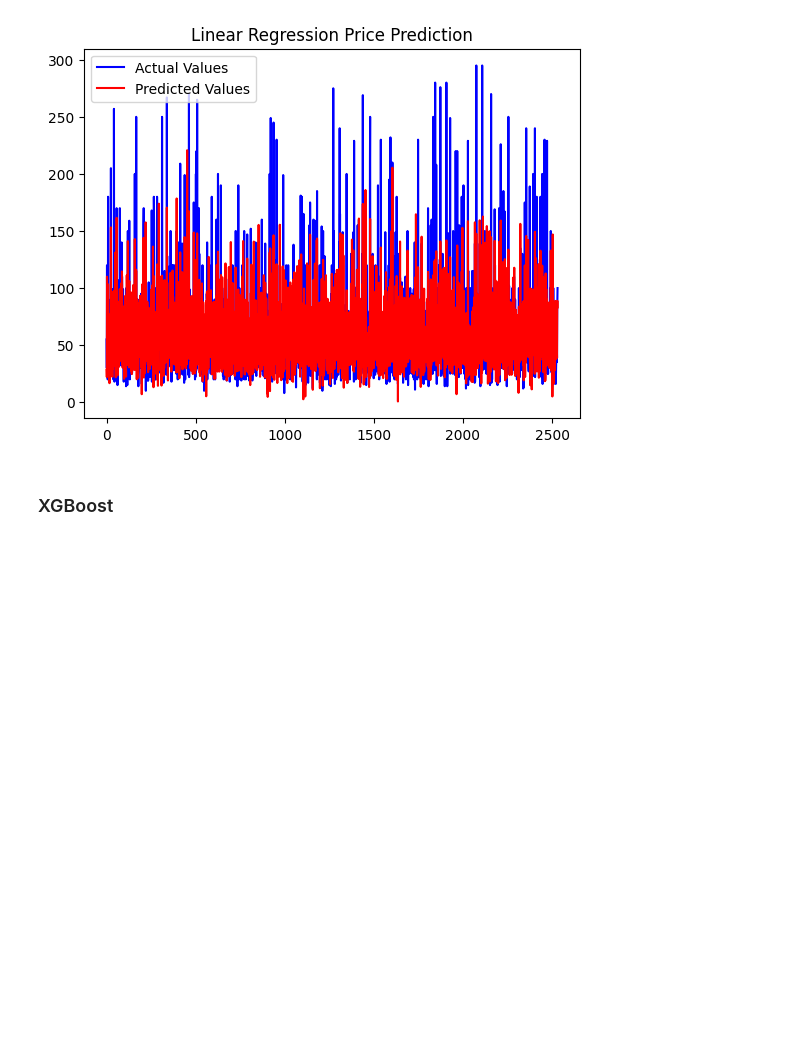
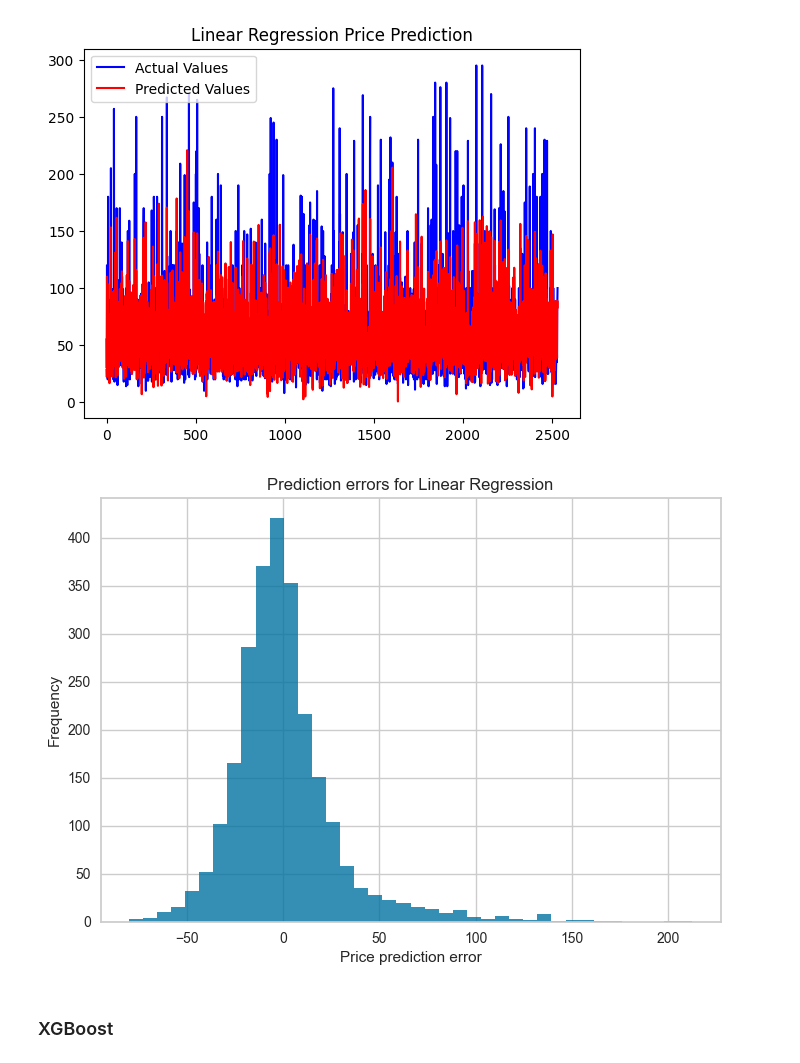
Before and after one commit to PierreKLN/ML---AirBnbBerlin, a Jupyter notebook: submission/Models_ML.ipynb, the cells around one changed output. Cells and saved outputs as stored; diff of their text form; code cells hidden in the pictures; blank space fills up the shorter version.

```diff
--- a/submission/Models_ML.ipynb
+++ b/submission/Models_ML.ipynb
@@ -110,11 +99,14 @@ plotGraph(y_test, y_pred_lr, "Linear Regression Price Prediction")
 # %% [output]
 [figure]
 # %%
-diff = y_test - y_pred_lr
-diff.hist(bins = 40)
-plt.title('Histogram of prediction errors')
-plt.xlabel('MPG prediction error')
+diff_lr = y_test - y_pred_lr
+plt.hist(diff_lr, alpha=0.8, bins = 40)
+plt.title('Prediction errors for Linear Regression')
+plt.xlabel('Price prediction error')
 plt.ylabel('Frequency')
+plt.show()
+# %% [output]
+[figure, added]
 # %% [markdown]
 ### XGBoost
 # %% [markdown]
```
Also changed, not shown: parts of 7 cells of this notebook.
